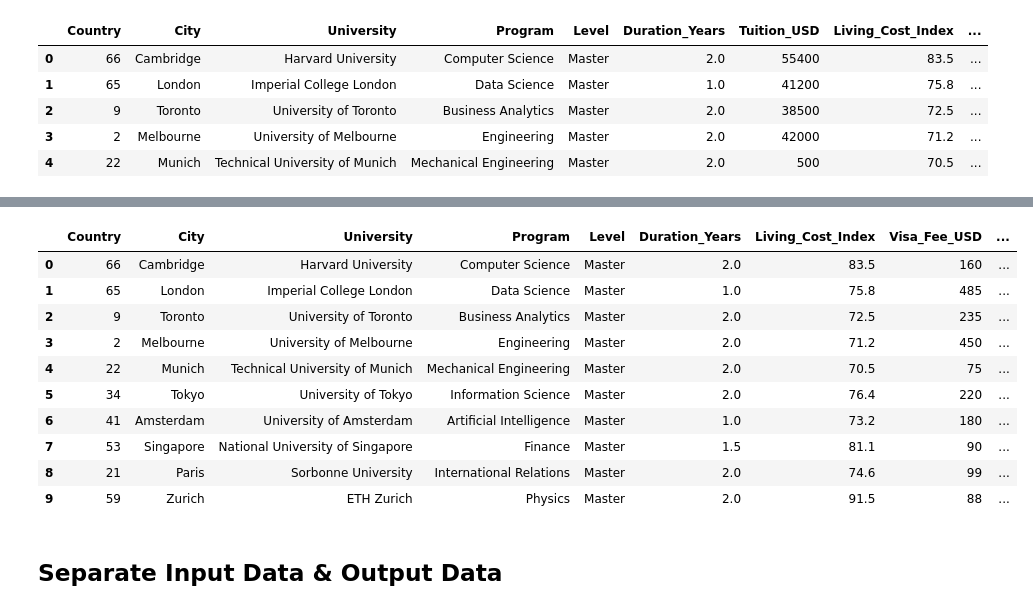
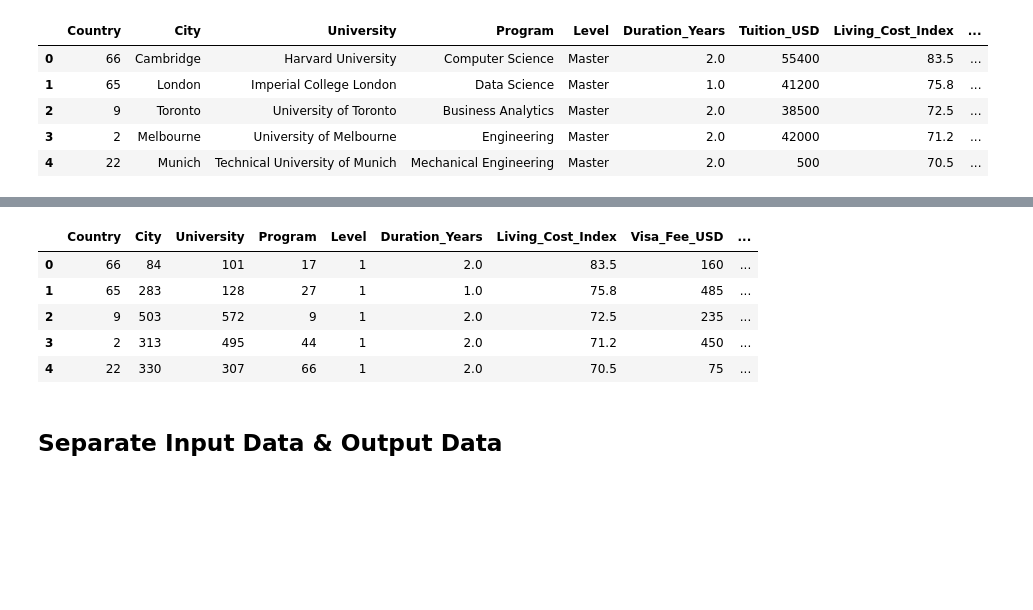
Before and after one commit to rupeshbharti/Today-I-Learned, a Jupyter notebook: Machine_Learning/model_1.ipynb, the cells around one changed output, grey strips where cells are left out. Saved outputs shown, nothing was run; the diff lists cells and outputs as text; code cells hidden in the pictures; blank space fills up the shorter version.

```diff
--- a/Machine_Learning/model_1.ipynb
+++ b/Machine_Learning/model_1.ipynb
@@ -383,17 +361,12 @@ See the caveats in the documentation: https://pandas.pydata.org/pandas-docs/stab
 # %%
-df.head(10)
+df.head(5)
 # %% [output]
 |  | Country | City | University | Program | Level | Duration_Years | Living_Cost_Index | Visa_Fee_USD | ... |
-| 0 | 66 | Cambridge | Harvard University | Computer Science | Master | 2.0 | 83.5 | 160 | ... |
-| 1 | 65 | London | Imperial College London | Data Science | Master | 1.0 | 75.8 | 485 | ... |
-| 2 | 9 | Toronto | University of Toronto | Business Analytics | Master | 2.0 | 72.5 | 235 | ... |
-| 3 | 2 | Melbourne | University of Melbourne | Engineering | Master | 2.0 | 71.2 | 450 | ... |
-| 4 | 22 | Munich | Technical University of Munich | Mechanical Engineering | Master | 2.0 | 70.5 | 75 | ... |
-| 5 | 34 | Tokyo | University of Tokyo | Information Science | Master | 2.0 | 76.4 | 220 | ... |
-| 6 | 41 | Amsterdam | University of Amsterdam | Artificial Intelligence | Master | 1.0 | 73.2 | 180 | ... |
-| 7 | 53 | Singapore | National University of Singapore | Finance | Master | 1.5 | 81.1 | 90 | ... |
-| 8 | 21 | Paris | Sorbonne University | International Relations | Master | 2.0 | 74.6 | 99 | ... |
-| 9 | 59 | Zurich | ETH Zurich | Physics | Master | 2.0 | 91.5 | 88 | ... |
+| 0 | 66 | 84 | 101 | 17 | 1 | 2.0 | 83.5 | 160 | ... |
+| 1 | 65 | 283 | 128 | 27 | 1 | 1.0 | 75.8 | 485 | ... |
+| 2 | 9 | 503 | 572 | 9 | 1 | 2.0 | 72.5 | 235 | ... |
+| 3 | 2 | 313 | 495 | 44 | 1 | 2.0 | 71.2 | 450 | ... |
+| 4 | 22 | 330 | 307 | 66 | 1 | 2.0 | 70.5 | 75 | ... |
 # %% [markdown]
 ## Separate Input Data & Output Data
 # %%
```
Also changed, not shown: parts of 75 cells of this notebook.
